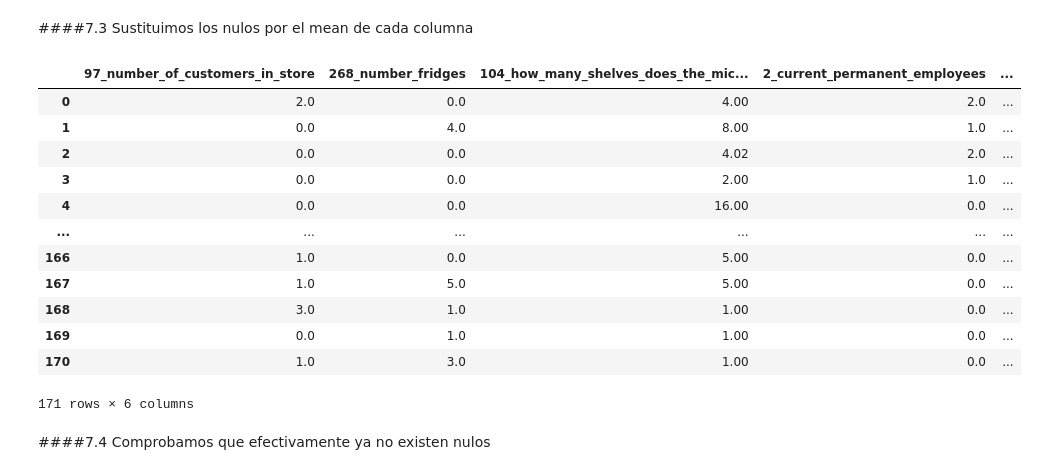
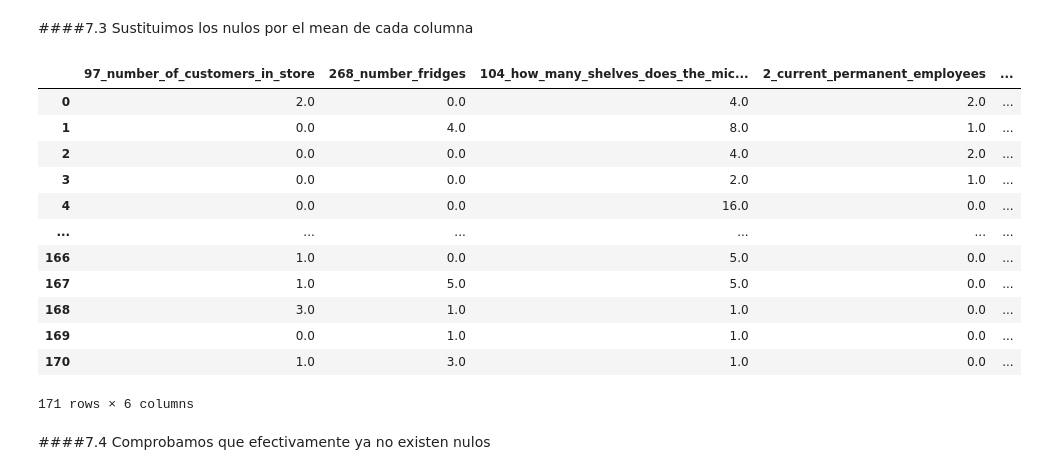
Before and after one commit to elP4drino/Actividad_1, a Jupyter notebook: Actividades4/Actividad4.ipynb, the cells around one changed output. Saved outputs shown, nothing was run; the diff lists cells and outputs as text; code cells hidden in the pictures.

```diff
--- a/Actividades4/Actividad4.ipynb
+++ b/Actividades4/Actividad4.ipynb
@@ -216,21 +234,21 @@ dtype: int64
 # %%
 # Reemplazamos los outliers con el mean de cada col
 data4_iqr = data3_iqr.copy()
-data4_iqr = data_clean.fillna(round(data3_iqr.mean(), 1))
+data4_iqr = data3_iqr.fillna(round(data3_iqr.mean(), 1))
 display(data4_iqr)
 # %% [output]
 |  | 97_number_of_customers_in_store | 268_number_fridges | 104_how_many_shelves_does_the_mic... | 2_current_permanent_employees | ... |
-| 0 | 2.0 | 0.0 | 4.00 | 2.0 | ... |
-| 1 | 0.0 | 4.0 | 8.00 | 1.0 | ... |
-| 2 | 0.0 | 0.0 | 4.02 | 2.0 | ... |
-| 3 | 0.0 | 0.0 | 2.00 | 1.0 | ... |
-| 4 | 0.0 | 0.0 | 16.00 | 0.0 | ... |
+| 0 | 2.0 | 0.0 | 4.0 | 2.0 | ... |
+| 1 | 0.0 | 4.0 | 8.0 | 1.0 | ... |
+| 2 | 0.0 | 0.0 | 4.0 | 2.0 | ... |
+| 3 | 0.0 | 0.0 | 2.0 | 1.0 | ... |
+| 4 | 0.0 | 0.0 | 16.0 | 0.0 | ... |
 | ... | ... | ... | ... | ... | ... |
-| 166 | 1.0 | 0.0 | 5.00 | 0.0 | ... |
-| 167 | 1.0 | 5.0 | 5.00 | 0.0 | ... |
-| 168 | 3.0 | 1.0 | 1.00 | 0.0 | ... |
-| 169 | 0.0 | 1.0 | 1.00 | 0.0 | ... |
-| 170 | 1.0 | 3.0 | 1.00 | 0.0 | ... |
+| 166 | 1.0 | 0.0 | 5.0 | 0.0 | ... |
+| 167 | 1.0 | 5.0 | 5.0 | 0.0 | ... |
+| 168 | 3.0 | 1.0 | 1.0 | 0.0 | ... |
+| 169 | 0.0 | 1.0 | 1.0 | 0.0 | ... |
+| 170 | 1.0 | 3.0 | 1.0 | 0.0 | ... |
 171 rows × 6 columns
 # %% [markdown]
 ####7.4 Comprobamos que efectivamente ya no existen nulos
```
Also changed, not shown: parts of 7 cells of this notebook, 1 other file.
